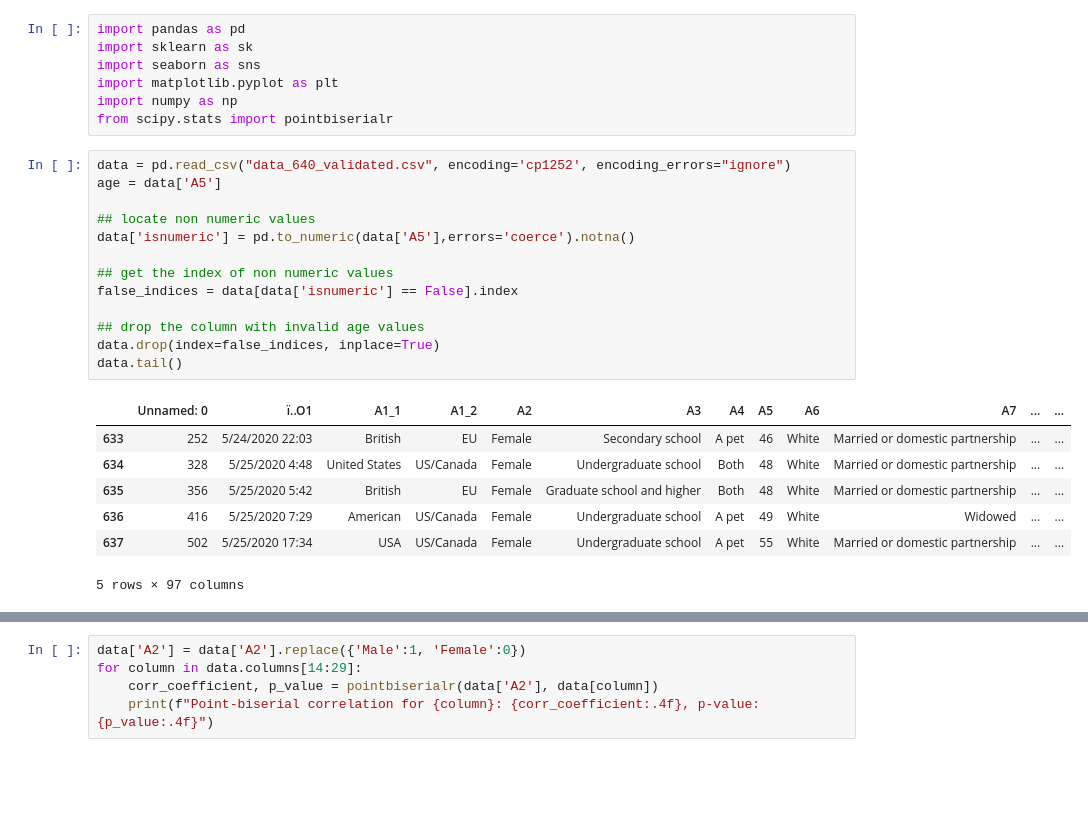
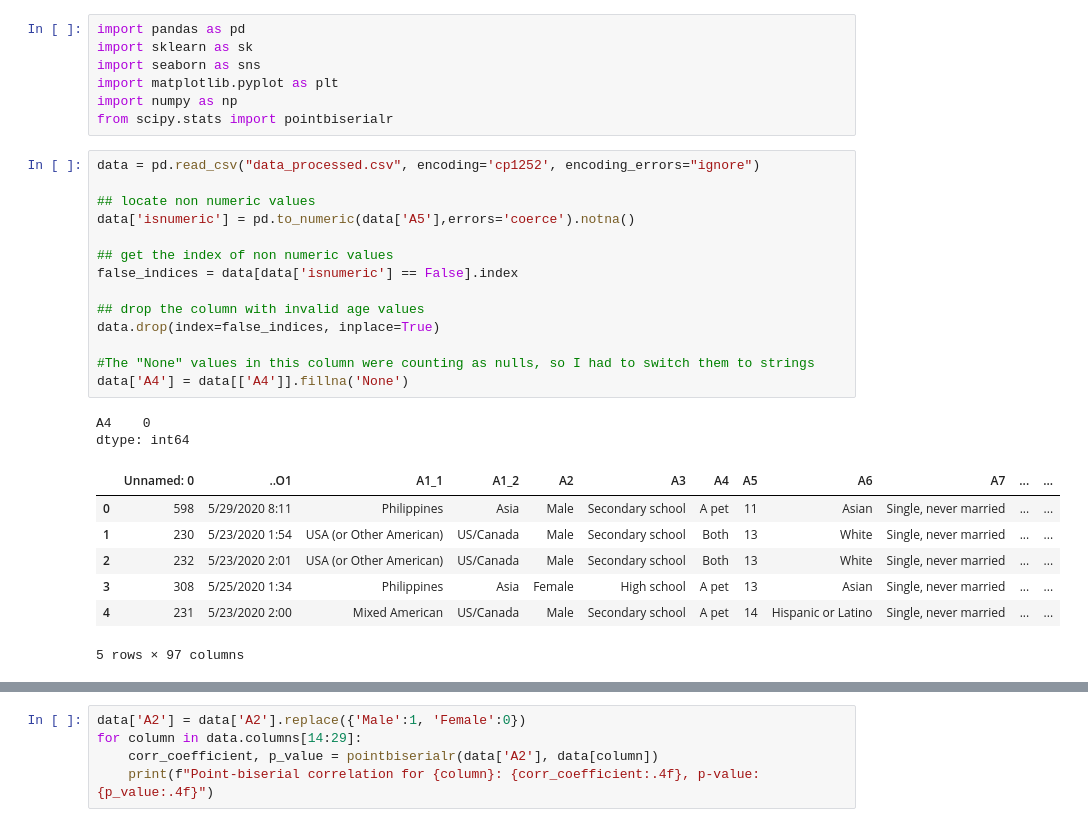
Before and after one commit to Kafrawy31/Data-Science-CW, a Jupyter notebook: main.ipynb, the cells around one changed output, grey strips where cells are left out. Saved outputs shown, nothing was run; the diff lists cells and outputs as text; blank space fills up the shorter version.

```diff
--- a/main.ipynb
+++ b/main.ipynb
@@ -6,23 +6,26 @@ import matplotlib.pyplot as plt
 import numpy as np
 from scipy.stats import pointbiserialr
 # %%
-data = pd.read_csv("data_640_validated.csv", encoding='cp1252', encoding_errors="ignore")
-age = data['A5']
+data = pd.read_csv("data_processed.csv", encoding='cp1252', encoding_errors="ignore")
 
 ## locate non numeric values
 data['isnumeric'] = pd.to_numeric(data['A5'],errors='coerce').notna()
 
 ## get the index of non numeric values
 false_indices = data[data['isnumeric'] == False].index
 
 ## drop the column with invalid age values
 data.drop(index=false_indices, inplace=True)
-data.tail()
+
+#The "None" values in this column were counting as nulls, so I had to switch them to strings
+data['A4'] = data[['A4']].fillna('None')
 # %% [output]
+A4    0
+dtype: int64
-|  | Unnamed: 0 | ï..O1 | A1_1 | A1_2 | A2 | A3 | A4 | A5 | A6 | A7 | ... | ... |
-| 633 | 252 | 5/24/2020 22:03 | British | EU | Female | Secondary school | A pet | 46 | White | Married or domestic partnership | ... | ... |
-| 634 | 328 | 5/25/2020 4:48 | United States | US/Canada | Female | Undergraduate school | Both | 48 | White | Married or domestic partnership | ... | ... |
-| 635 | 356 | 5/25/2020 5:42 | British | EU | Female | Graduate school and higher | Both | 48 | White | Married or domestic partnership | ... | ... |
-| 636 | 416 | 5/25/2020 7:29 | American | US/Canada | Female | Undergraduate school | A pet | 49 | White | Widowed | ... | ... |
-| 637 | 502 | 5/25/2020 17:34 | USA | US/Canada | Female | Undergraduate school | A pet | 55 | White | Married or domestic partnership | ... | ... |
+|  | Unnamed: 0 | ..O1 | A1_1 | A1_2 | A2 | A3 | A4 | A5 | A6 | A7 | ... | ... |
+| 0 | 598 | 5/29/2020 8:11 | Philippines | Asia | Male | Secondary school | A pet | 11 | Asian | Single, never married | ... | ... |
+| 1 | 230 | 5/23/2020 1:54 | USA (or Other American) | US/Canada | Male | Secondary school | Both | 13 | White | Single, never married | ... | ... |
+| 2 | 232 | 5/23/2020 2:01 | USA (or Other American) | US/Canada | Male | Secondary school | Both | 13 | White | Single, never married | ... | ... |
+| 3 | 308 | 5/25/2020 1:34 | Philippines | Asia | Female | High school | A pet | 13 | Asian | Single, never married | ... | ... |
+| 4 | 231 | 5/23/2020 2:00 | Mixed American | US/Canada | Male | Secondary school | A pet | 14 | Hispanic or Latino | Single, never married | ... | ... |
-5 rows × 97 columns
+5 rows × 97 columns
```
Also changed, not shown: parts of 18 cells of this notebook, 2 other files.
